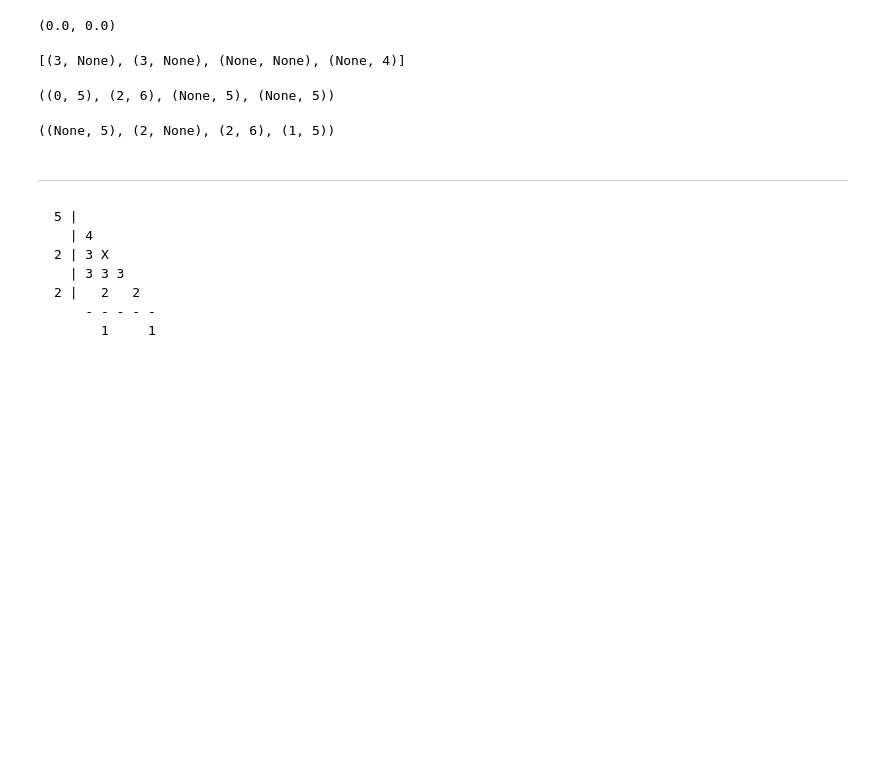
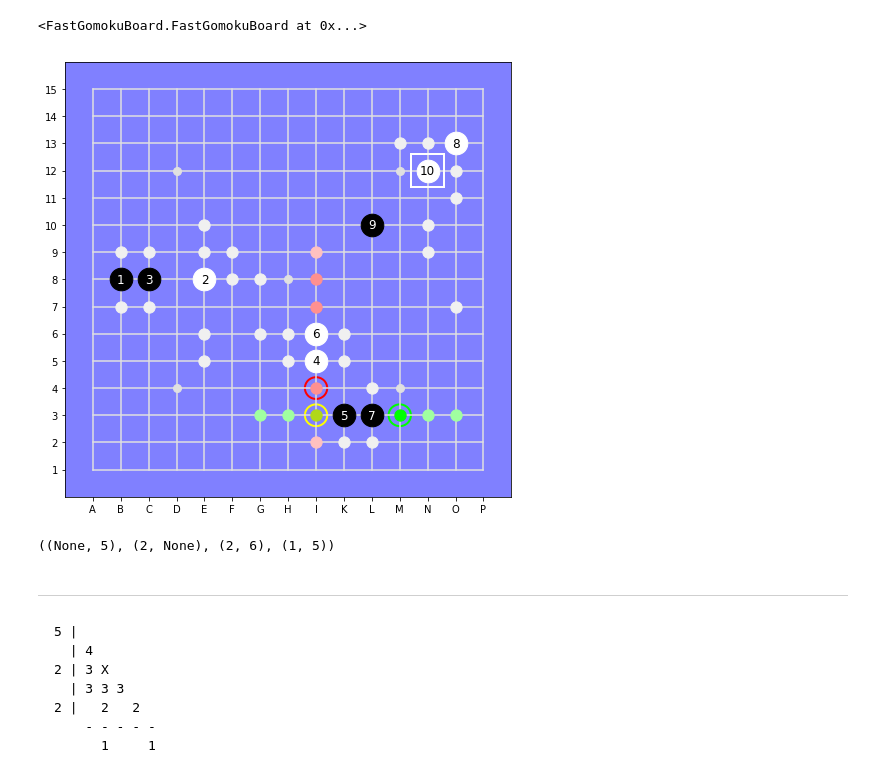
Before and after one commit to Project-Ellie/tutorials, a Jupyter notebook: other_stuff/DeepGomoku/EdgeCases.ipynb, the cells around one changed output. Drawn from its saved outputs; the diff is of its cells as text; code cells hidden in the pictures; blank space fills up the shorter version.

````diff
--- a/other_stuff/DeepGomoku/EdgeCases.ipynb
+++ b/other_stuff/DeepGomoku/EdgeCases.ipynb
@@ -22,20 +23,20 @@ board.display(score=1)
-# %%
-board.get_scores(1, A, 8)
-# %% [output]
-(0.0, 0.0)
-# %%
-board.all_edges(A,8)
-# %% [output]
-[(3, None), (3, None), (None, None), (None, 4)]
+# %%
+fboard=FastGomokuBoard(15, 8)
+# %%
+fboard.set(B,8).set(E,8).set(C,8)
+fboard.set(I,5).set(K,3).set(I,6).set(L,3)
+fboard.set(O,13).set(L, 10).set(N,12)
+# %% [output]
+<FastGomokuBoard.FastGomokuBoard at 0x...>
+# %%
+fboard.display(score=0)
+# %% [output]
+[figure, added]
 # %%
 b=board
-b.ne_edges(4, 14), b.ne_edges(13,2), b.ne_edges(14,13), b.ne_edges(13,14)
+b.nw_edges(4, 14), b.nw_edges(13,2), b.nw_edges(14,13), b.nw_edges(13,14)
 # %% [output]
-((0, 5), (2, 6), (None, 5), (None, 5))
+((None, 5), (2, None), (2, 6), (1, 5))
-# %%
-b.nw_edges(4, 14), b.nw_edges(13,2), b.nw_edges(14,13), b.nw_edges(13,14)
-# %% [output]
-((None, 5), (2, None), (2, 6), (1, 5))
 # %% [markdown]
 ---
 ```
````
Also changed, not shown: parts of 2 cells of this notebook, 6 other files.
